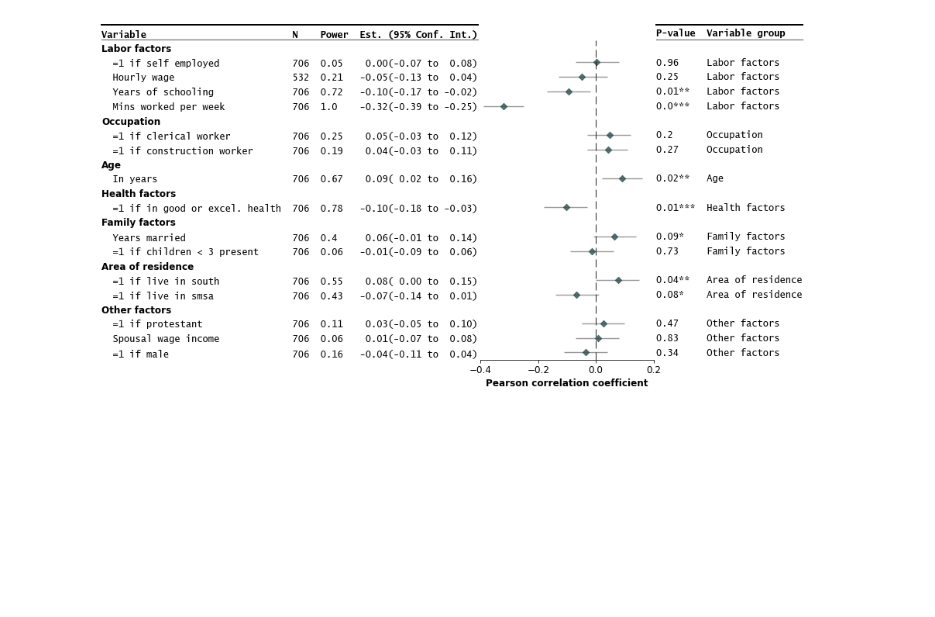
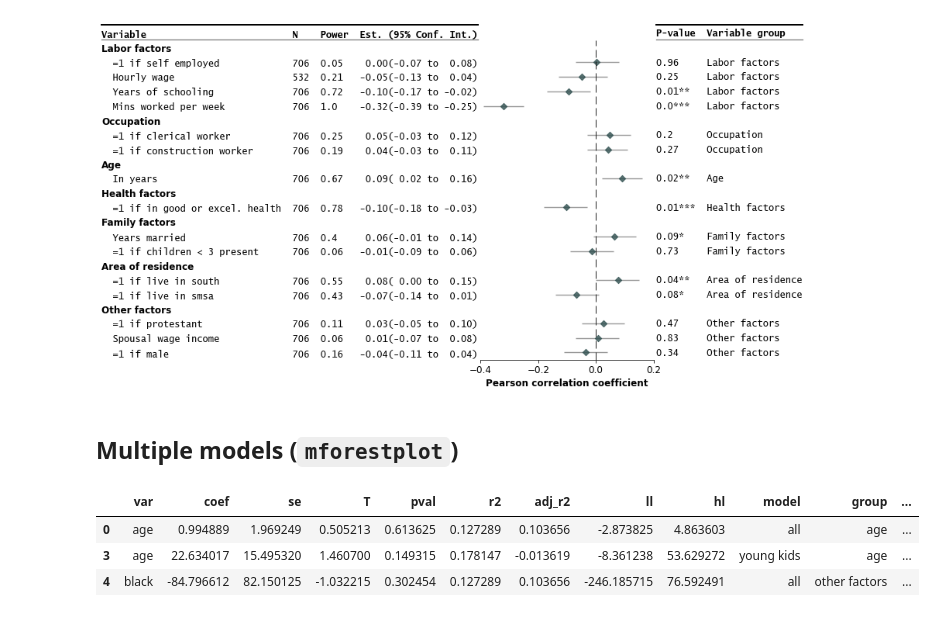
Before and after one commit to LSYS/forestplot, a Jupyter notebook: examples/readme-examples.ipynb, the cells around one changed output. Cells and saved outputs as stored; diff of their text form; code cells hidden in the pictures; blank space fills up the shorter version.

```diff
--- a/examples/readme-examples.ipynb
+++ b/examples/readme-examples.ipynb
@@ -170,2 +209,14 @@ save_mpl_fig('main')
 # %% [output]
 [figure]
+# %% [markdown]
+## Multiple models (`mforestplot`)
+# %%
+df_mmodel = pd.read_csv("../examples/data/sleep-mmodel.csv").query(
+    "model=='all' | model=='young kids'"
+)
+df_mmodel.head(3)
+# %% [output]
+|  | var | coef | se | T | pval | r2 | adj_r2 | ll | hl | model | group | ... |
+| 0 | age | 0.994889 | 1.969249 | 0.505213 | 0.613625 | 0.127289 | 0.103656 | -2.873825 | 4.863603 | all | age | ... |
+| 3 | age | 22.634017 | 15.495320 | 1.460700 | 0.149315 | 0.178147 | -0.013619 | -8.361238 | 53.629272 | young kids | age | ... |
+| 4 | black | -84.796612 | 82.150125 | -1.032215 | 0.302454 | 0.127289 | 0.103656 | -246.185715 | 76.592491 | all | other factors | ... |
```
Also changed, not shown: parts of 8 cells of this notebook, 18 other files.
